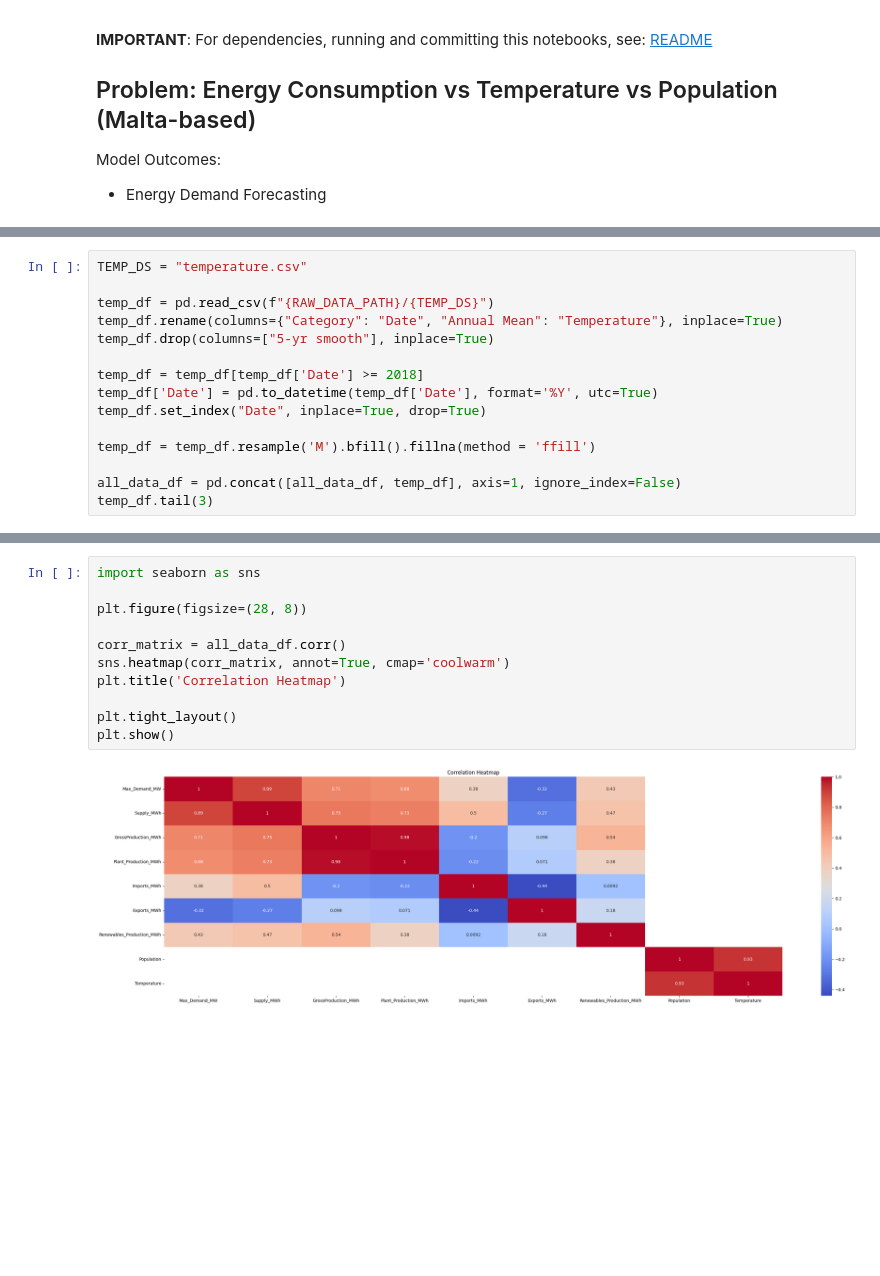
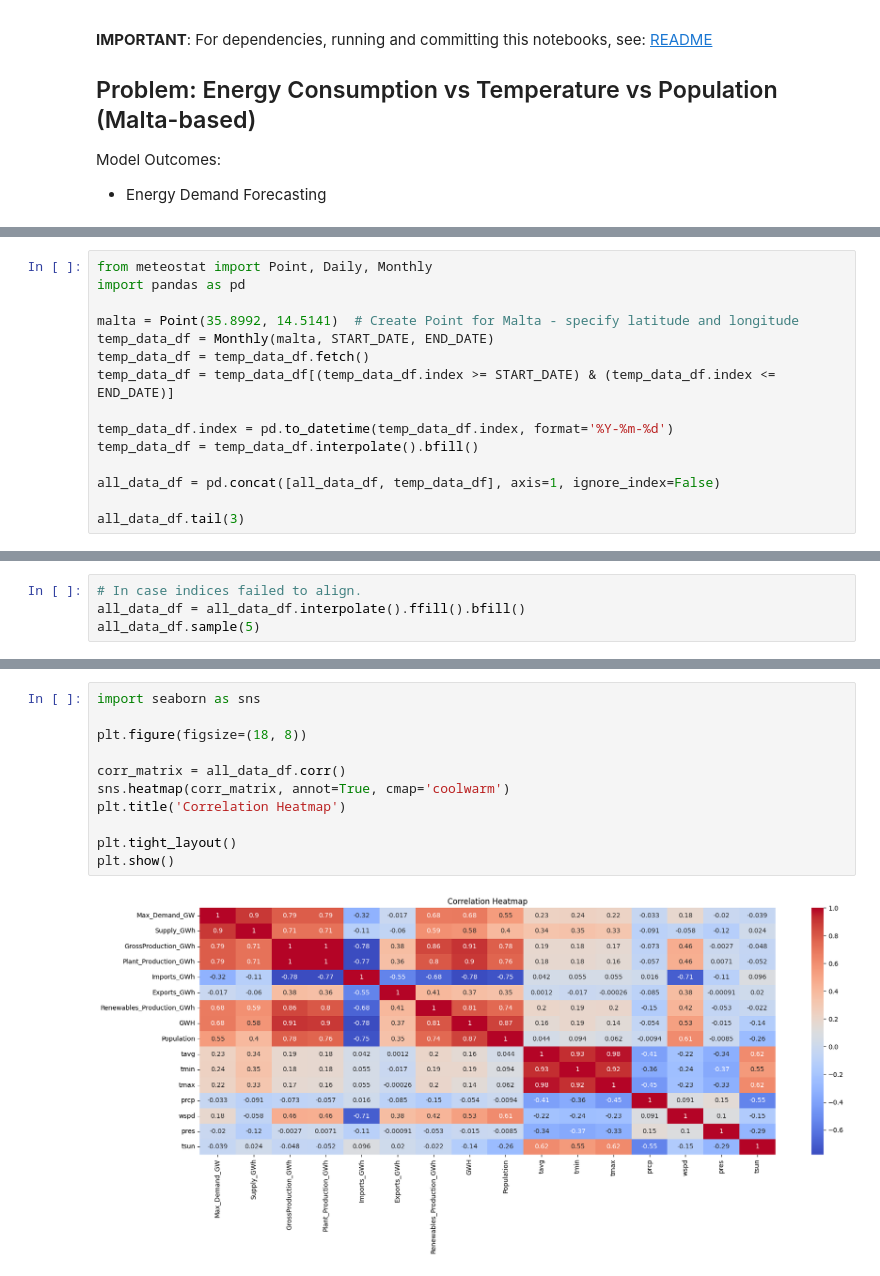
Before and after one commit to ATECO-malta/applied_ml_assignment, a Jupyter notebook: aml_ICS5110.ipynb, the cells around one changed output, grey strips where cells are left out. Drawn from its saved outputs; the diff is of its cells as text; blank space fills up the shorter version.

Commit message:
Data cleanup.

```diff
--- a/aml_ICS5110.ipynb
+++ b/aml_ICS5110.ipynb
@@ -127,15 +156,0 @@ FutureWarning: DataFrame.fillna with 'method' is deprecated and will raise in a
-# %%
-TEMP_DS = "temperature.csv"
-
-temp_df = pd.read_csv(f"{RAW_DATA_PATH}/{TEMP_DS}")
-temp_df.rename(columns={"Category": "Date", "Annual Mean": "Temperature"}, inplace=True)
-temp_df.drop(columns=["5-yr smooth"], inplace=True)
-
-temp_df = temp_df[temp_df['Date'] >= 2018]
-temp_df['Date'] = pd.to_datetime(temp_df['Date'], format='%Y', utc=True)
-temp_df.set_index("Date", inplace=True, drop=True)
-
-temp_df = temp_df.resample('M').bfill().fillna(method = 'ffill')
-
-all_data_df = pd.concat([all_data_df, temp_df], axis=1, ignore_index=False)
-temp_df.tail(3)
@@ -148,0 +157,15 @@ FutureWarning: DataFrame.fillna with 'method' is deprecated and will raise in a
+# %%
+from meteostat import Point, Daily, Monthly
+import pandas as pd
+
+malta = Point(35.8992, 14.5141)  # Create Point for Malta - specify latitude and longitude
+temp_data_df = Monthly(malta, START_DATE, END_DATE)
+temp_data_df = temp_data_df.fetch()
+temp_data_df = temp_data_df[(temp_data_df.index >= START_DATE) & (temp_data_df.index <= END_DATE)]
+
+temp_data_df.index = pd.to_datetime(temp_data_df.index, format='%Y-%m-%d')
+temp_data_df = temp_data_df.interpolate().bfill()
+
+all_data_df = pd.concat([all_data_df, temp_data_df], axis=1, ignore_index=False)
+
+all_data_df.tail(3)
@@ -148,0 +177,4 @@ FutureWarning: DataFrame.fillna with 'method' is deprecated and will raise in a
+# %%
+# In case indices failed to align.
+all_data_df = all_data_df.interpolate().ffill().bfill()
+all_data_df.sample(5)
@@ -181,13 +230,13 @@ plt.show()
 # %%
 import seaborn as sns
 
-plt.figure(figsize=(28, 8))
+plt.figure(figsize=(18, 8))
 
 corr_matrix = all_data_df.corr()
 sns.heatmap(corr_matrix, annot=True, cmap='coolwarm')
 plt.title('Correlation Heatmap')
 
 plt.tight_layout()
 plt.show()
 # %% [output]
-[figure, old version]
+[figure, new version]
```
Also changed, not shown: parts of 13 cells of this notebook, 5 other files.
